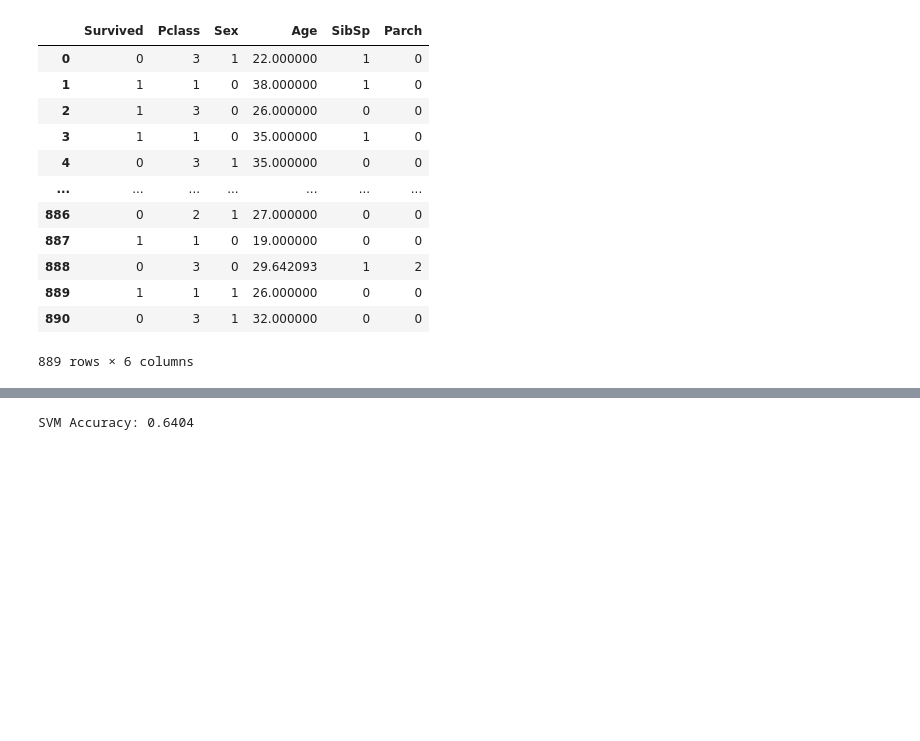
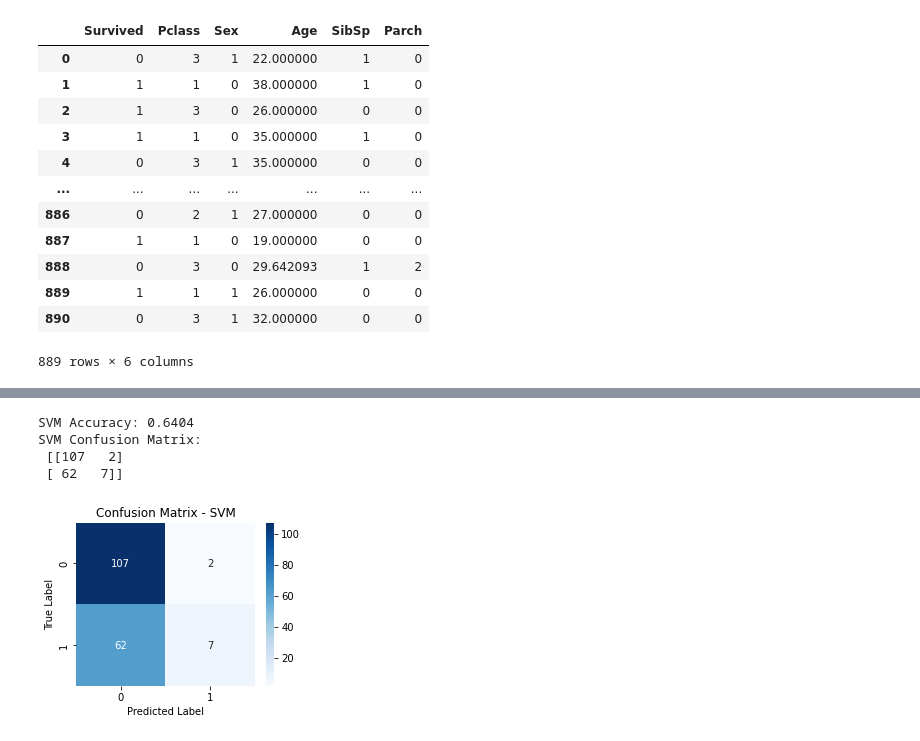
Before and after one commit to jeonghoya/AI-study, a Jupyter notebook: week2/titanic.ipynb, the cells around one changed output, grey strips where cells are left out. Drawn from its saved outputs; the diff is of its cells as text; code cells hidden in the pictures; blank space fills up the shorter version.

```diff
--- a/week2/titanic.ipynb
+++ b/week2/titanic.ipynb
@@ -173,12 +201,18 @@ Random Forest Accuracy: 0.8146
 # %%
 # 🎯 (3) SVM
 svm_model = SVC()
 svm_model.fit(X_train, y_train)
 y_pred_svm = svm_model.predict(X_test)
 svm_acc = accuracy_score(y_test, y_pred_svm)
 print(f"SVM Accuracy: {svm_acc:.4f}")
+print("SVM Confusion Matrix:\n", confusion_matrix(y_test, y_pred_svm))
+plot_confusion_matrix(y_test, y_pred_svm, "SVM")
 # %% [output]
 SVM Accuracy: 0.6404
+SVM Confusion Matrix:
+ [[107   2]
+ [ 62   7]]
+[figure, added]
 # %%
 # 🎯 (4) Logistic Regression
 lr_model = LogisticRegression(max_iter=10000)  # 반복 횟수 증가
```
Also changed, not shown: parts of 6 cells of this notebook.
